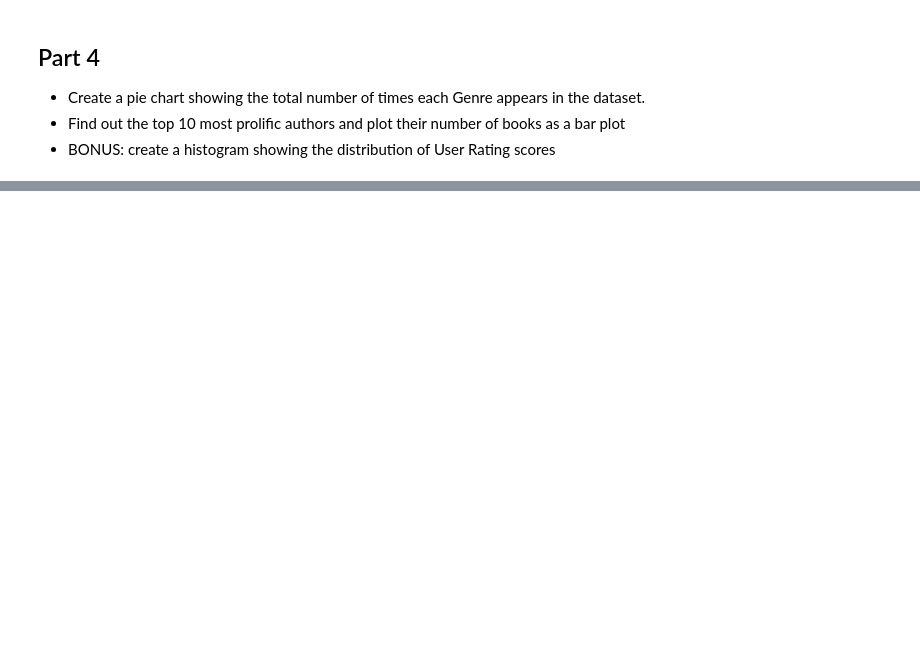
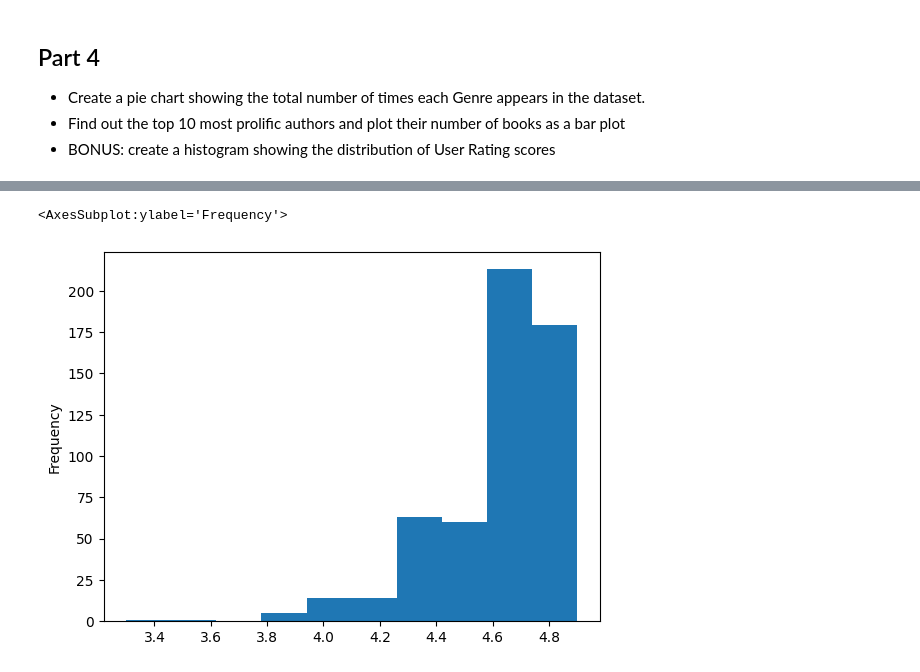
Before and after one commit to magdalenapek/Exercises, a Jupyter notebook: solutions_udemy_course/EXERCISE_04_Series.ipynb, the cells around one changed output, grey strips where cells are left out. Drawn from its saved outputs; the diff is of its cells as text; code cells hidden in the pictures; blank space fills up the shorter version.

```diff
--- a/solutions_udemy_course/EXERCISE_04_Series.ipynb
+++ b/solutions_udemy_course/EXERCISE_04_Series.ipynb
@@ -102,0 +183,5 @@ Name: Author, dtype: object
+# %%
+bestsellers["User Rating"].plot(kind = "hist")
+# %% [output]
+<AxesSubplot:ylabel='Frequency'>
+[figure, added]
```
Also changed, not shown: parts of 8 cells of this notebook, 1 other file.
